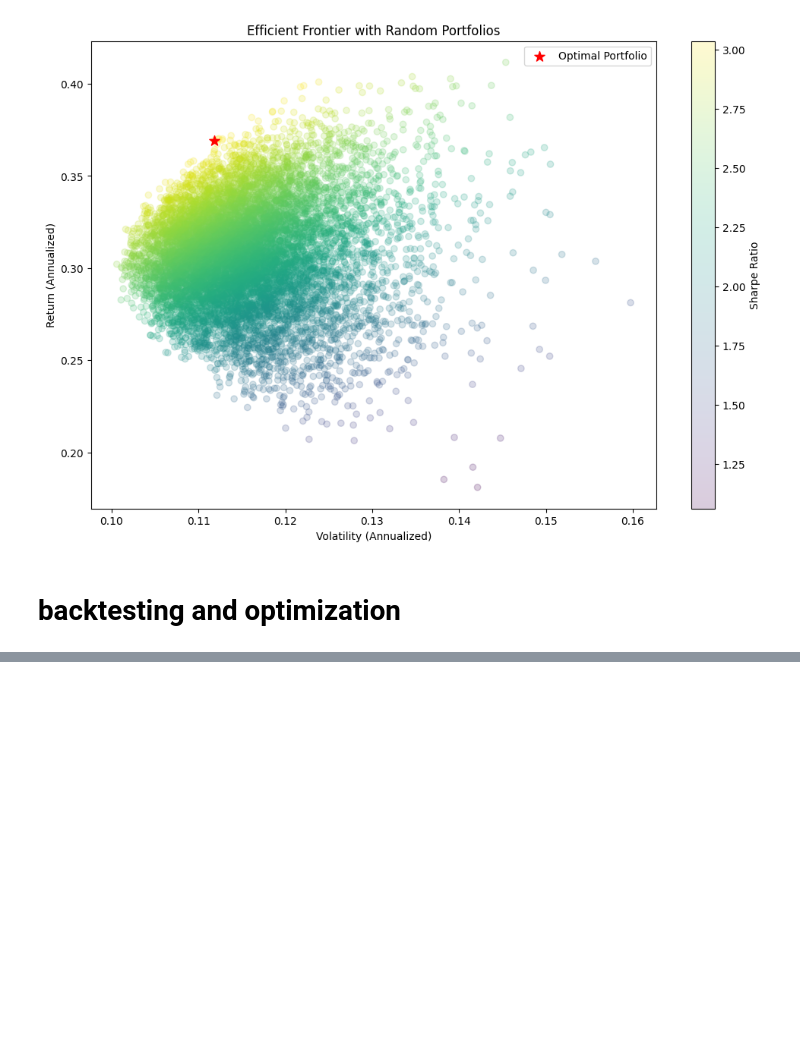
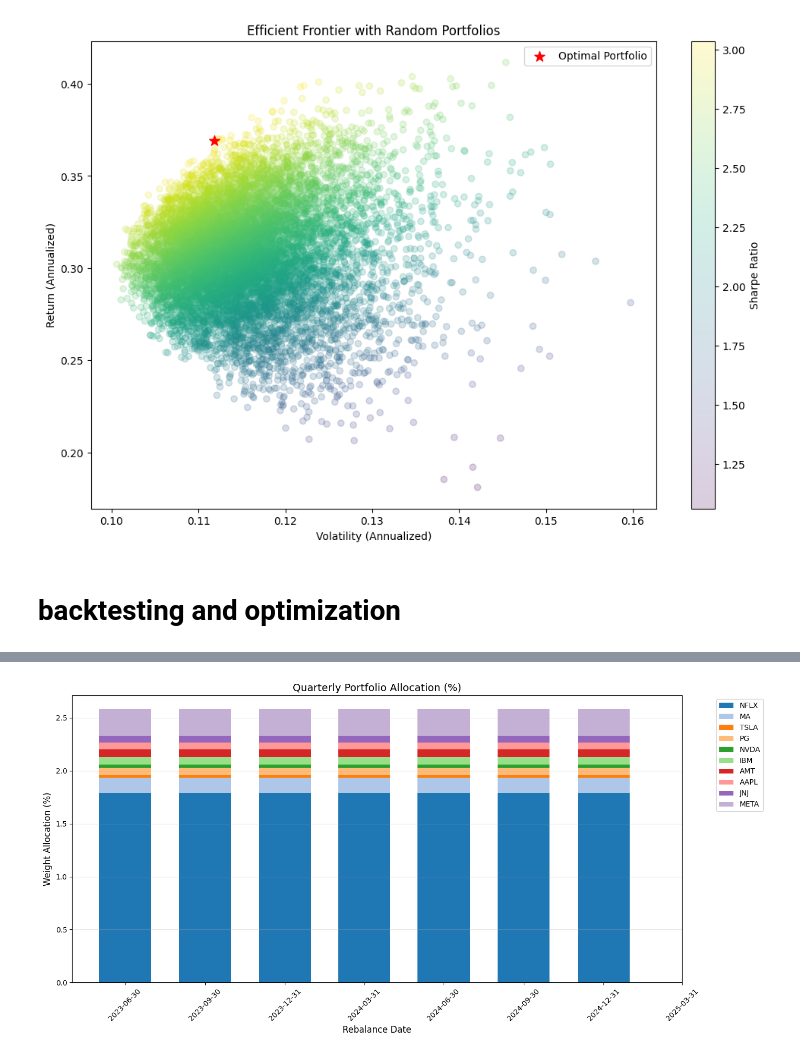
Before and after one commit to agarwalsoham993/portfolio_optimization, a Jupyter notebook: fin.ipynb, the cells around one changed output, grey strips where cells are left out. Drawn from its saved outputs; the diff is of its cells as text; code cells hidden in the pictures; blank space fills up the shorter version.

```diff
--- a/fin.ipynb
+++ b/fin.ipynb
@@ -431,0 +591,35 @@ rebalance_dates = pd.date_range(start=start_date, end=end_date, freq=rebalance_f
+# %%
+# prompt: i want to create a bar chart with colored bars in it , where the height of each color bar is proportional to weight percentage given in the rows for each stock column ,there are 10 stocks , the dataframe  name is weights_history and it has its first column as dates at which rebalancing occured that needs to be the x axis , the weights changes with dates of rebalancing
+
+import matplotlib.pyplot as plt
+
+# Assuming weights_history DataFrame is already created as in your provided code
+
+weights_df = weights_history
+
+# Plot
+plt.figure(figsize=(14, 7))
+colors = plt.cm.tab20.colors  # Color palette
+
+# Stacked bars
+bottom = None
+for i, col in enumerate(weights_df.columns):
+    plt.bar(weights_df.index, weights_df[col], bottom=bottom,
+            label=col, color=colors[i], width=60)  # width=60 makes bars wider for quarterly data
+    if bottom is None:
+        bottom = weights_df[col].values
+    else:
+        bottom += weights_df[col].values
+
+# Formatting
+plt.title('Quarterly Portfolio Allocation (%)', fontsize=14)
+plt.xlabel('Rebalance Date', fontsize=12)
+plt.ylabel('Weight Allocation (%)', fontsize=12)
+plt.xticks(weights_df.index, rotation=45)
+plt.legend(bbox_to_anchor=(1.05, 1), loc='upper left')
+plt.grid(True, axis='y', alpha=0.3)
+plt.tight_layout()
+
+plt.show()
+# %% [output]
+[figure, added]
```
Also changed, not shown: parts of 14 cells of this notebook.
